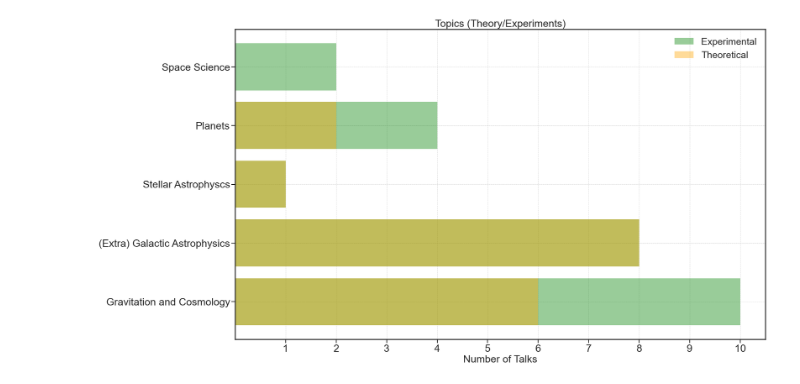
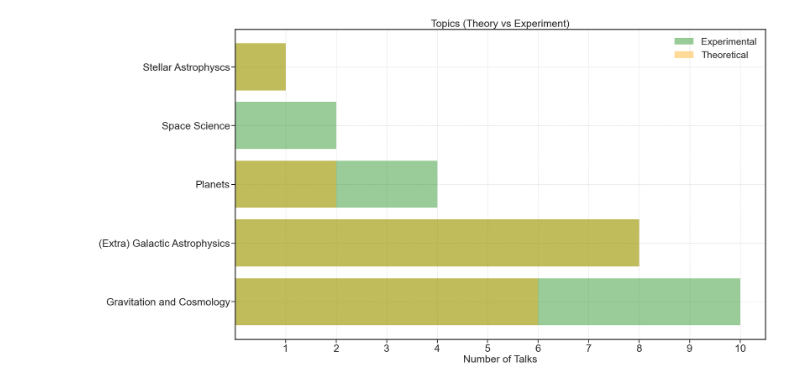
Before and after one commit to WilliamGiare/Astrophysics_Journal_CLub, a Jupyter notebook: Data & Analysis/AJC_analysis.ipynb, the cells around one changed output. Cells and saved outputs as stored; diff of their text form; code cells hidden in the pictures.

```diff
--- a/Data & Analysis/AJC_analysis.ipynb
+++ b/Data & Analysis/AJC_analysis.ipynb
@@ -433,35 +474,35 @@ plt.show()
 plt.rcParams["axes.edgecolor"] = "0.15"
 plt.rcParams["axes.linewidth"]  = "2.5"
 plt.rcParams["ytick.labelsize"]  = "27"
 plt.rcParams["xtick.labelsize"]  = "27"
 plt.rcParams["axes.titlesize"]  = "27"
 plt.rcParams["figure.figsize"] = [25, 15]
 plt.rcParams['xtick.major.size'] = 10
 plt.rcParams['xtick.major.width'] = 2
 plt.rcParams['xtick.minor.size'] = 5
 plt.rcParams['xtick.minor.width'] = 1
 plt.rcParams['ytick.major.size'] = 10
 plt.rcParams['ytick.major.width'] = 2
 plt.rcParams['ytick.minor.size'] = 5
 plt.rcParams['ytick.minor.width'] = 1
 
 ax1 = plt.subplot(111)
 
 plt.xticks(np.arange(min(AJC_data[:,0]), max(AJC_data[:,0])+2, 1.0))
 
 ax1.set_xlabel(r'Number of Talks',fontsize = 27)
-ax1.set_title('Topics (Theory/Experiments)')
+ax1.set_title('Topics (Theory vs Experiment)')
 ax1.grid(linestyle='--',linewidth=0.7)
 
-topics=("Gravitation and Cosmology", "(Extra) Galactic Astrophysics","Stellar Astrophyscs","Planets","Space Science")
-Total_topic_talks=[Cosmology,Galactic,Stellar,Planets,SpaceS]
-Th_topic_talks=[Cosmology_th,Galactic_th,Stellar_th,Planets_th,0]
+topics=("Gravitation and Cosmology", "(Extra) Galactic Astrophysics","Planets","Space Science","Stellar Astrophyscs")
+Total_topic_talks=[Cosmology,Galactic,Planets,SpaceS,Stellar]
+Th_topic_talks=[Cosmology_th,Galactic_th,Planets_th,0,Stellar_th]
 
 ax1.barh(topics,Total_topic_talks,label="Experimental",color="green",alpha=0.4)
 ax1.barh(topics,Th_topic_talks,label="Theoretical",color="orange",alpha=0.4)
 
 ax1.legend(fontsize="25")
 
 plt.show()
 # %% [output]
-[figure, old version]
+[figure, new version]
```
Also changed, not shown: parts of 9 cells of this notebook.
